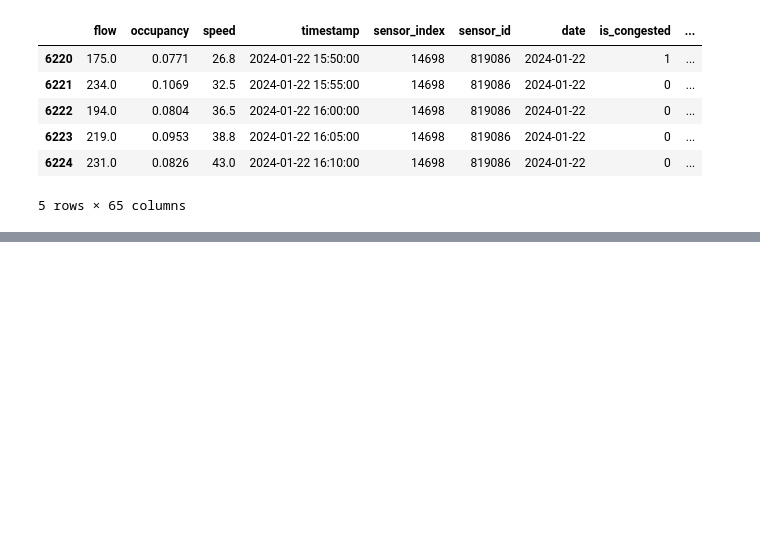
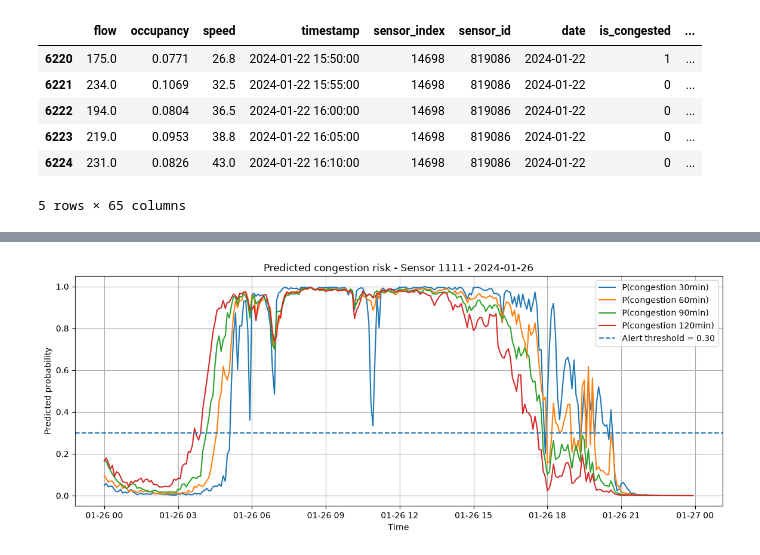
Before and after one commit to manolisfcb/END-TO-END-MLPROJECT, a Jupyter notebook: traffic-prediction-forecasting/analysis/BaseLineModel.ipynb, the cells around one changed output, grey strips where cells are left out. Drawn from its saved outputs; the diff is of its cells as text; code cells hidden in the pictures; blank space fills up the shorter version.

```diff
--- a/traffic-prediction-forecasting/analysis/BaseLineModel.ipynb
+++ b/traffic-prediction-forecasting/analysis/BaseLineModel.ipynb
@@ -491,0 +552,19 @@ df_alerts.head()
+# %%
+plt.figure(figsize=(14, 5))
+
+plt.plot(day_alerts["timestamp"], day_alerts["proba_30min"], label="P(congestion 30min)")
+plt.plot(day_alerts["timestamp"], day_alerts["proba_60min"], label="P(congestion 60min)")
+plt.plot(day_alerts["timestamp"], day_alerts["proba_90min"], label="P(congestion 90min)")
+plt.plot(day_alerts["timestamp"], day_alerts["proba_120min"], label="P(congestion 120min)")
+
+plt.axhline(OPERATIONAL_THRESHOLD, linestyle="--", label="Alert threshold = 0.30")
+
+plt.title(f"Predicted congestion risk - Sensor {1111} - {selected_day.date()}")
+plt.xlabel("Time")
+plt.ylabel("Predicted probability")
+plt.legend()
+plt.grid(True)
+
+plt.show()
+# %% [output]
+[figure, added]
```
Also changed, not shown: parts of 15 cells of this notebook, 3 other files.
